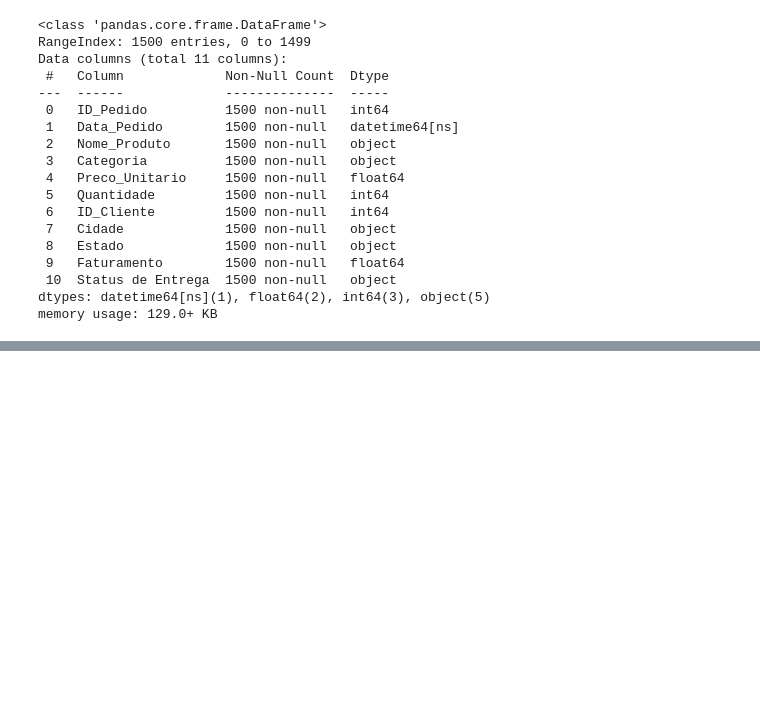
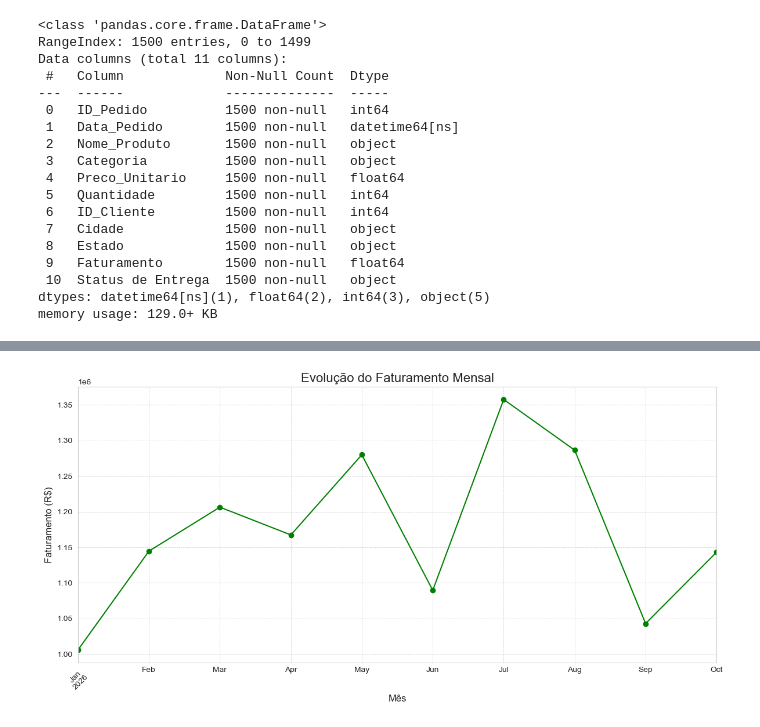
Before and after one commit to alissonmoreira7/analise-vendas-ecommerce, a Jupyter notebook: Analise_Vendas_Ecommerce.ipynb, the cells around one changed output, grey strips where cells are left out. Cells and saved outputs as stored; diff of their text form; code cells hidden in the pictures; blank space fills up the shorter version.

Commit message:
Segunda Análise Realizada: Evolução do Faturametno Total

```diff
--- a/Analise_Vendas_Ecommerce.ipynb
+++ b/Analise_Vendas_Ecommerce.ipynb
@@ -148,0 +149,3 @@ plt.show()
+# %%
+df_vendas['Mes'] = df_vendas['Data_Pedido'].dt.to_period('M')
+df_vendas.head()
@@ -148,0 +159,5 @@ plt.show()
+# %%
+faturamento_mensal = df_vendas.groupby('Mes')['Faturamento'].sum()
+
+
+faturamento_mensal.map('R$ {:,.2f}'.format)
@@ -148,0 +177,20 @@ plt.show()
+# %%
+plt.figure(figsize = (12, 6))
+
+faturamento_mensal.plot(kind = 'line', marker = 'o', linestyle = '-', color = 'green')
+
+plt.title('Evolução do Faturamento Mensal', fontsize = 16)
+
+plt.xlabel('Mês', fontsize = 12)
+
+plt.ylabel('Faturamento (R$)', fontsize = 12)
+
+plt.xticks(rotation = 45)
+
+plt.grid(True, which = 'both', linestyle = '--', linewidth = 0.5)
+
+plt.tight_layout()
+
+plt.show()
+# %% [output]
+[figure, added]
```
Also changed, not shown: parts of 8 cells of this notebook.
